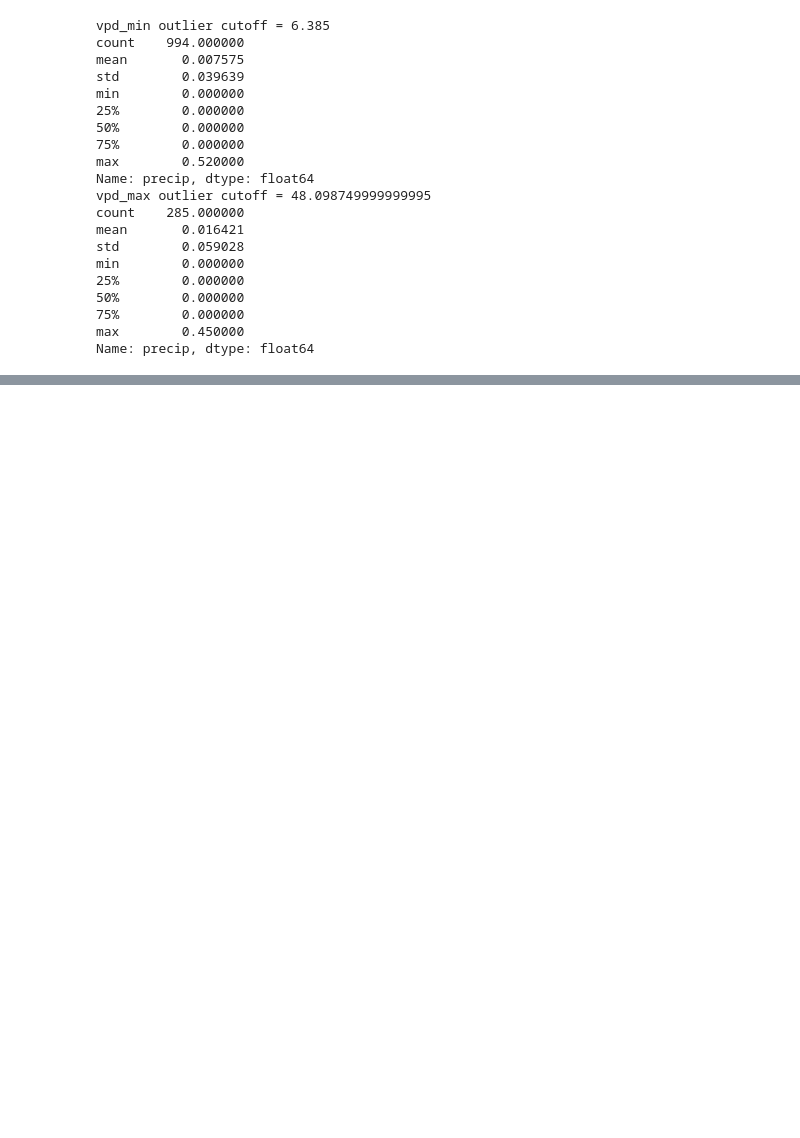
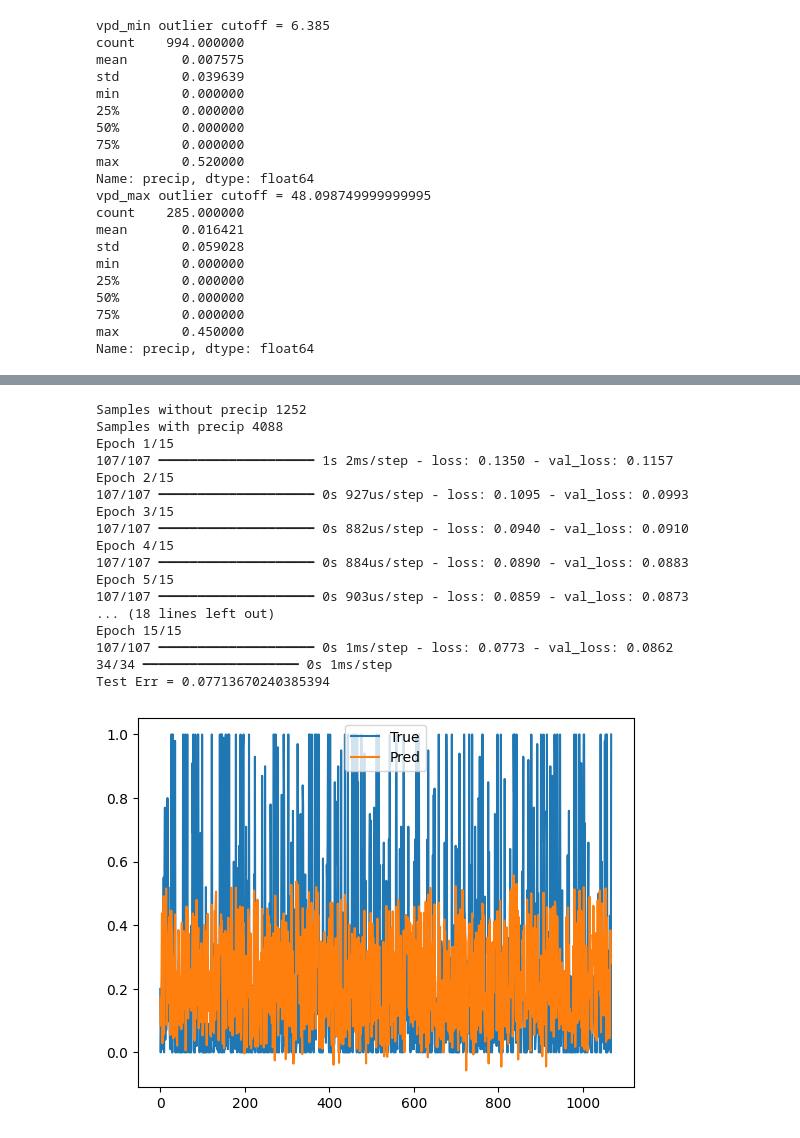
Before and after one commit to barbosaMatheus/ok_rain_regression, a Jupyter notebook: rain.ipynb, the cells around one changed output, grey strips where cells are left out. Cells and saved outputs as stored; diff of their text form; code cells hidden in the pictures; blank space fills up the shorter version.

```diff
--- a/rain.ipynb
+++ b/rain.ipynb
@@ -439,0 +547,72 @@ df = pd.read_csv("rain.csv")
+# %%
+"""
+Given that the linear models are not doing well, but are also
+not so much overfitting, we can try a more complex model. We
+will try a simple fully-connected neural network in order to
+learn more complex relationships.
+"""
+import keras
+
+def build_model(units, n_layers, dropout):
+    model = keras.Sequential()
+    for _ in range(n_layers-1):
+        model.add(keras.layers.Dense(units=units, activation="relu"))
+        model.add(keras.layers.Dropout(dropout))
+    model.add(keras.layers.Dense(units=units, activation="relu"))
+    model.add(keras.layers.Dense(1))
+    model.compile(loss="mse", optimizer=keras.optimizers.Nadam(learning_rate=0.0001))
+    return model
+
+x_cols = ['vpd_min', 'vapor_dew_ratio', 'dewpoint',
+          'vpd_max', 'min_temp', 'jul_day']
+target = "precip"
+df = pd.read_csv("rain.csv")
+no_precip = df[df['precip'] == 0].shape[0]
+n_remove = 10000
+df1 = df[df[target] == 0.0].reset_index().loc[n_remove:,:]
+target_min = 0.0
+target_max = 1.0
+df2 = df.loc[df[target] > target_min,:]
+df2.loc[:,target] = df[target].clip(upper=target_max)
+df = pd.concat([df1,df2], ignore_index=True)
+print(f"Samples without precip {df[df['precip'] == 0].shape[0]}")
+print(f"Samples with precip {df[df['precip'] > 0.0].shape[0]}")
+df.loc[:,x_cols] = StandardScaler().fit_transform(df[x_cols])
+x_train, x_test, y_train, y_test = train_test_split(df[x_cols], df[target], test_size=0.2,
+                                                    stratify=df["precip_level"], random_state=123)
+
+neuralnet = build_model(32, 4, 0.05)
+val_index = int(0.8*x_train.shape[0])
+x_val = x_train[val_index:]
+y_val = y_train[val_index:]
+x_train = x_train[:val_index]
+y_train = y_train[:val_index]
+neuralnet.fit(x_train, y_train, epochs=15, validation_data=(x_val, y_val))
+y_pred = neuralnet.predict(x_test)
+y_pred = y_pred.reshape((y_pred.shape[0],))
+test_err = mean_squared_error(y_test, y_pred)
+print(f"Test Err = {test_err}")
+x = list(range(x_test.shape[0]))
+plt.plot(x, y_test, label="True")
+plt.plot(x, y_pred, label="Pred")
+plt.legend()
+plt.show()
+# %% [output]
+Samples without precip 1252
+Samples with precip 4088
+Epoch 1/15
+107/107 ━━━━━━━━━━━━━━━━━━━━ 1s 2ms/step - loss: 0.1350 - val_loss: 0.1157
+Epoch 2/15
+107/107 ━━━━━━━━━━━━━━━━━━━━ 0s 927us/step - loss: 0.1095 - val_loss: 0.0993
+Epoch 3/15
+107/107 ━━━━━━━━━━━━━━━━━━━━ 0s 882us/step - loss: 0.0940 - val_loss: 0.0910
+Epoch 4/15
+107/107 ━━━━━━━━━━━━━━━━━━━━ 0s 884us/step - loss: 0.0890 - val_loss: 0.0883
+Epoch 5/15
+107/107 ━━━━━━━━━━━━━━━━━━━━ 0s 903us/step - loss: 0.0859 - val_loss: 0.0873
+... (18 lines left out)
+Epoch 15/15
+107/107 ━━━━━━━━━━━━━━━━━━━━ 0s 1ms/step - loss: 0.0773 - val_loss: 0.0862
+34/34 ━━━━━━━━━━━━━━━━━━━━ 0s 1ms/step
+Test Err = 0.07713670240385394
+[figure, added]
```
Also changed, not shown: parts of 10 cells of this notebook, 1 other file.
